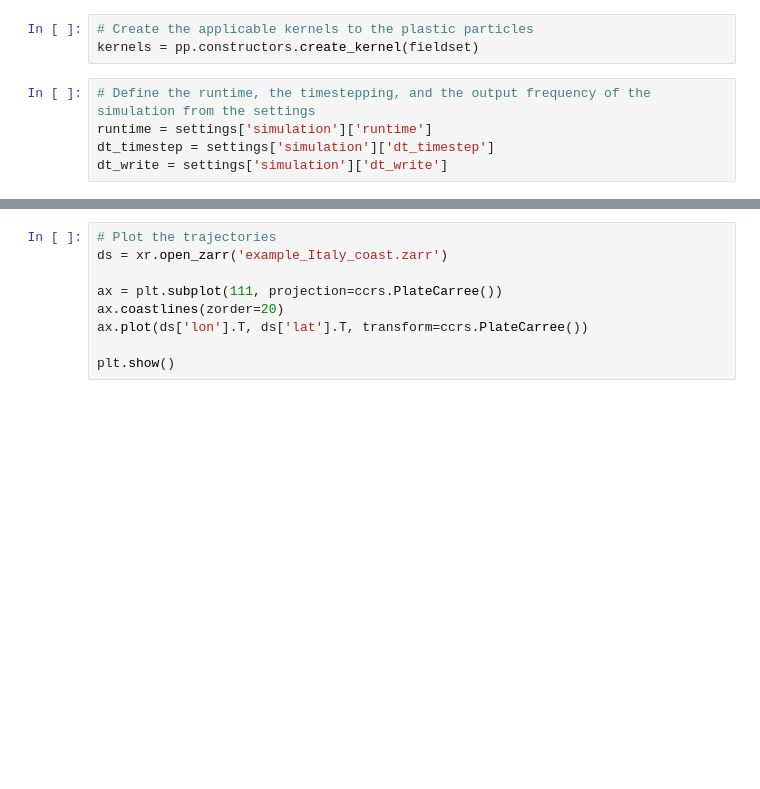
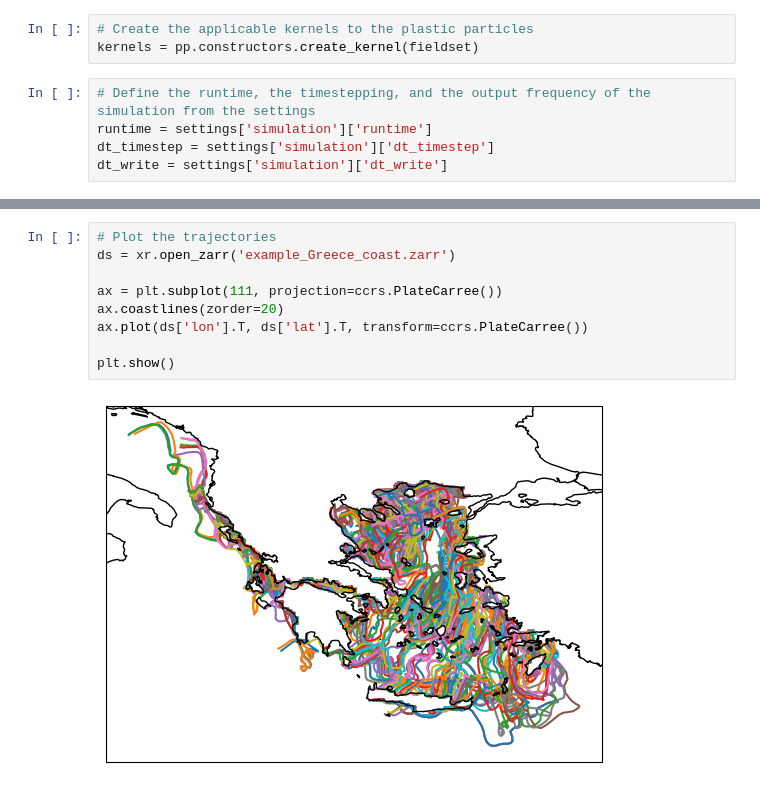
Before and after one commit to OceanParcels/plasticparcels, a Jupyter notebook: docs/examples/example_Greece_coast.ipynb, the cells around one changed output, grey strips where cells are left out. Saved outputs shown, nothing was run; the diff lists cells and outputs as text; blank space fills up the shorter version.

```diff
--- a/docs/examples/example_Greece_coast.ipynb
+++ b/docs/examples/example_Greece_coast.ipynb
@@ -75,9 +76,11 @@ pset.execute(kernels, runtime=runtime, dt=dt_timestep, output_file=pfile)
 # %%
 # Plot the trajectories
-ds = xr.open_zarr('example_Italy_coast.zarr')
+ds = xr.open_zarr('example_Greece_coast.zarr')
 
 ax = plt.subplot(111, projection=ccrs.PlateCarree())
 ax.coastlines(zorder=20)
 ax.plot(ds['lon'].T, ds['lat'].T, transform=ccrs.PlateCarree())
 
 plt.show()
+# %% [output]
+[figure, added]
```
Also changed, not shown: parts of 6 cells of this notebook, 1 other file.
